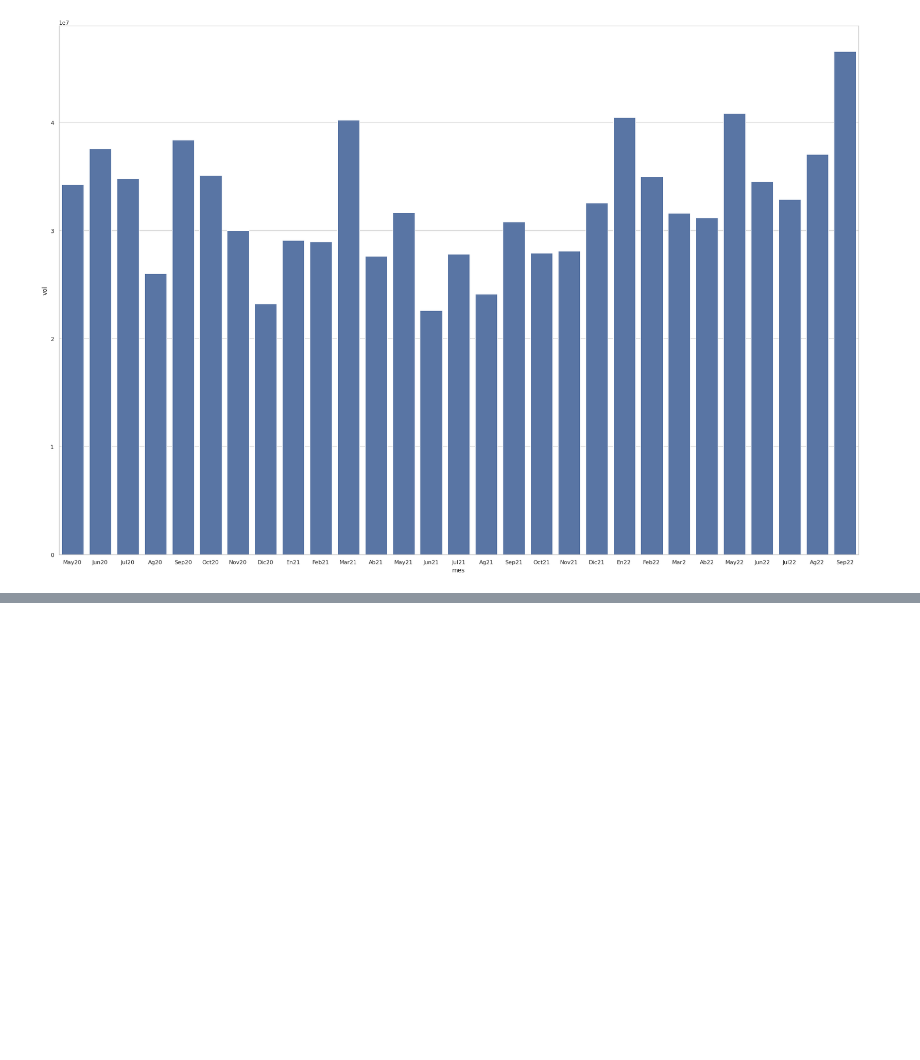
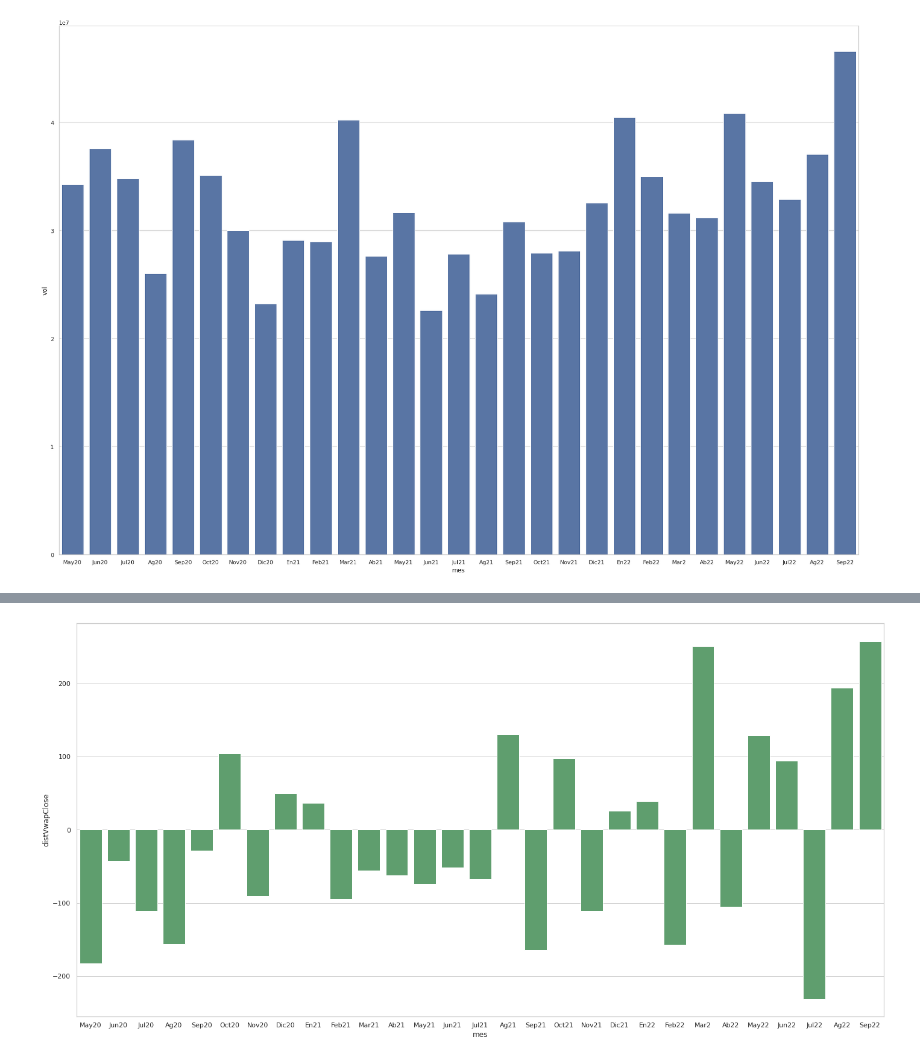
Before and after one commit to jmmartinnu2/Trading, a Jupyter notebook: analisis_mensual.ipynb, the cells around one changed output, grey strips where cells are left out. Saved outputs shown, nothing was run; the diff lists cells and outputs as text; code cells hidden in the pictures; blank space fills up the shorter version.

```diff
--- a/analisis_mensual.ipynb
+++ b/analisis_mensual.ipynb
@@ -287,0 +291,7 @@ ValueError: ignored
+# %%
+#Distancia entre el vwap y el precio de cierre
+plt.figure(figsize=(24,12)) #para tamaños del grafico
+sns.barplot(data=df, x='mes',y='distVwapClose', color='g') #dodge agrupa las variables
+plt.show()
+# %% [output]
+[figure, added]
```
Also changed, not shown: parts of 9 cells of this notebook.
